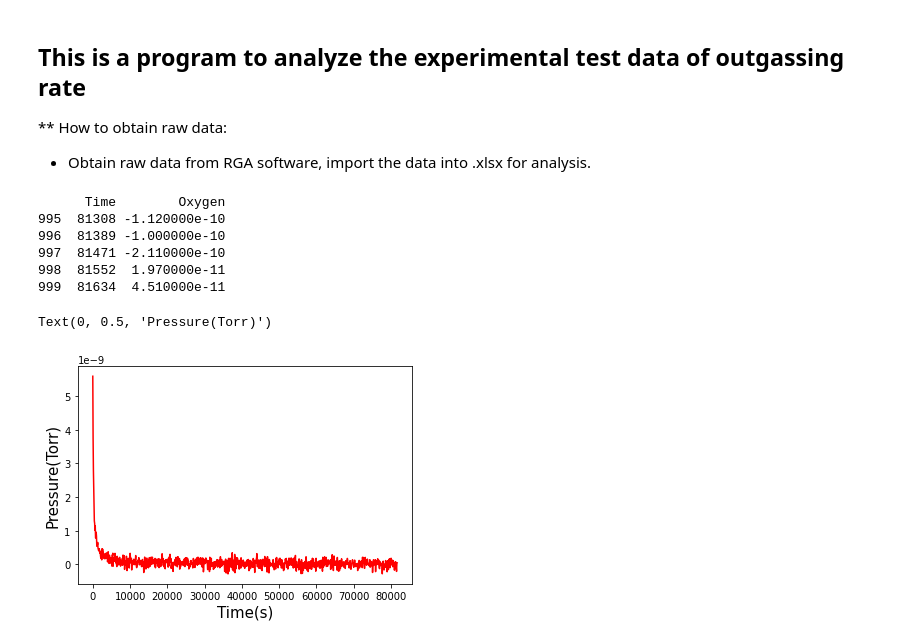
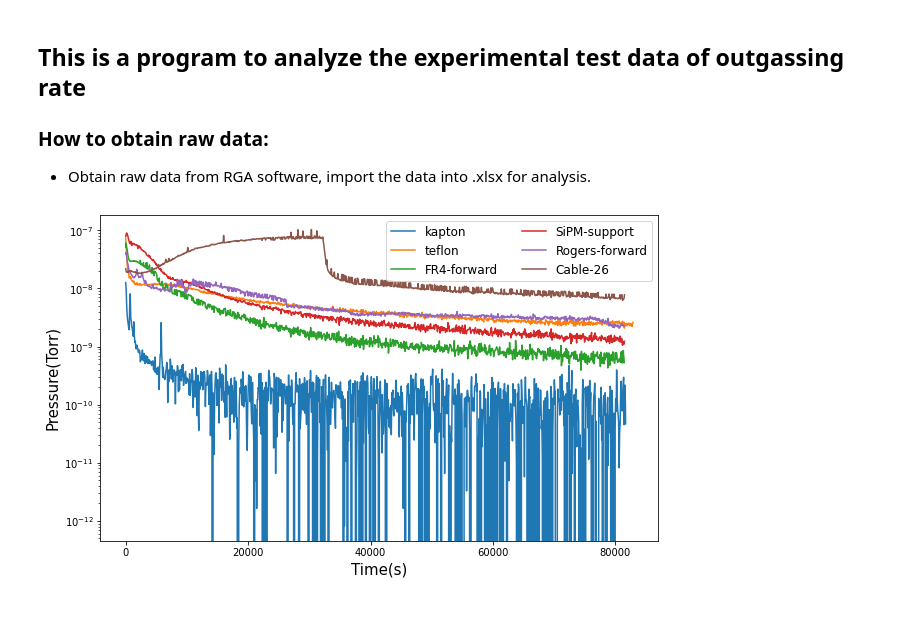
Before and after one commit to YashengFu/nEXO_plots, a Jupyter notebook: OutgassAnalysis/OutgassAnalysis.ipynb, the cells around one changed output. Saved outputs shown, nothing was run; the diff lists cells and outputs as text; code cells hidden in the pictures; blank space fills up the shorter version.

```diff
--- a/OutgassAnalysis/OutgassAnalysis.ipynb
+++ b/OutgassAnalysis/OutgassAnalysis.ipynb
@@ -1,27 +1,25 @@
 # %% [markdown]
 ## This is a program to analyze the experimental test data of outgassing rate
-** How to obtain raw data:
+### How to obtain raw data:
 * Obtain raw data from RGA software, import the data into .xlsx for analysis.
 # %%
 import numpy as np
 import matplotlib.pyplot as plt
 import pandas as pd
-# %%
-df = pd.read_excel('./data/outgassing.xlsx',engine='openpyxl',sheet_name='background',header=1,usecols=['Oxygen','Time'])
 # %%
-data=df.head()
-print(df.tail())
-#for i in np.arange(len(df['Time']))
-plt.plot(df['Time'],df['Oxygen'],color='red')
-plt.xlabel('Time(s)',size =15)
-plt.ylabel('Pressure(Torr)',size =15)
-#plt.yscale('log')
+plt.figure(figsize=(10,6))
+materials = ['kapton','teflon','background','FR4-forward','SiPM-support','Rogers-forward','Cable-26']
+for material in materials:
+    df = pd.read_excel('./data/outgassing.xlsx',engine='openpyxl',sheet_name=material,header=1,usecols=['Oxygen','Time'])
+    data=df.head()
+    #for i in np.arange(len(df['Time']))
+    if material =='background':
+        continue
+    plt.plot(df['Time'],df['Oxygen'],label=material)#,color='red')
+    plt.legend(loc='upper right',ncol=2,prop={'size': 12})
+    plt.xlabel('Time(s)',size =15)
+    plt.ylabel('Pressure(Torr)',size =15)
+    #plt.ylim(1e-11,1e-7)
+    plt.yscale('log')
 # %% [output]
-      Time        Oxygen
-995  81308 -1.120000e-10
-996  81389 -1.000000e-10
-997  81471 -2.110000e-10
-998  81552  1.970000e-11
-999  81634  4.510000e-11
-Text(0, 0.5, 'Pressure(Torr)')
-[figure, old version]
+[figure, new version]
```
Also changed, not shown: 6 other files.
